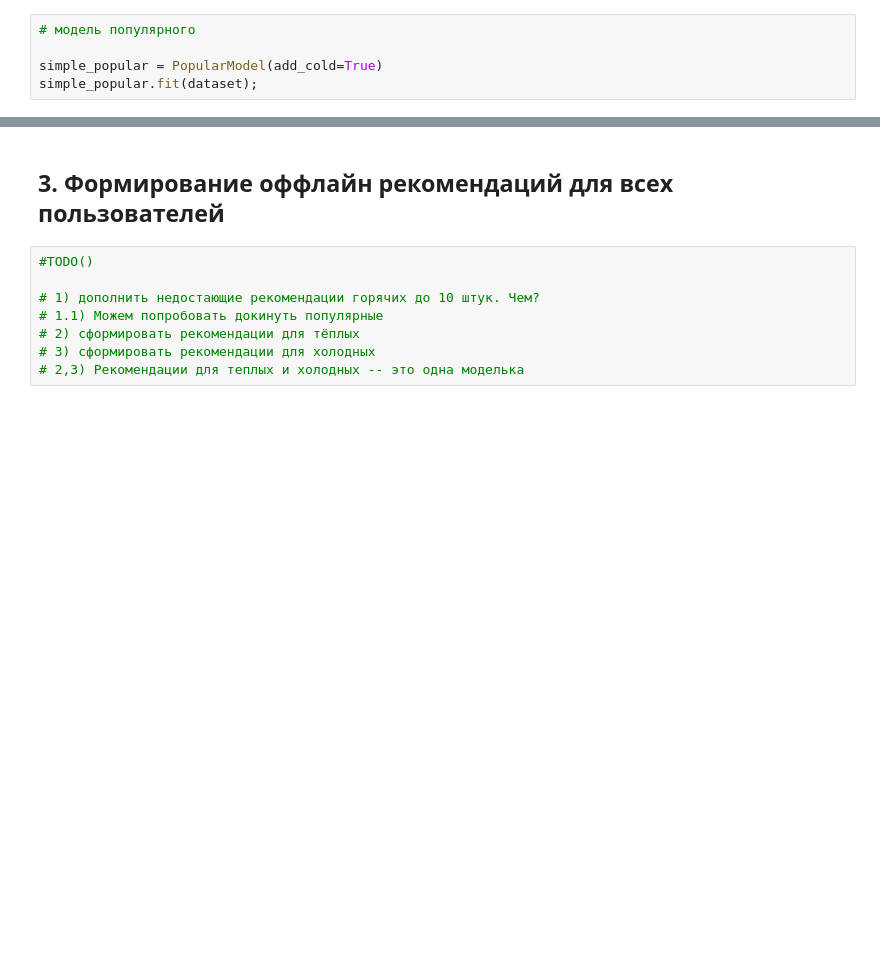
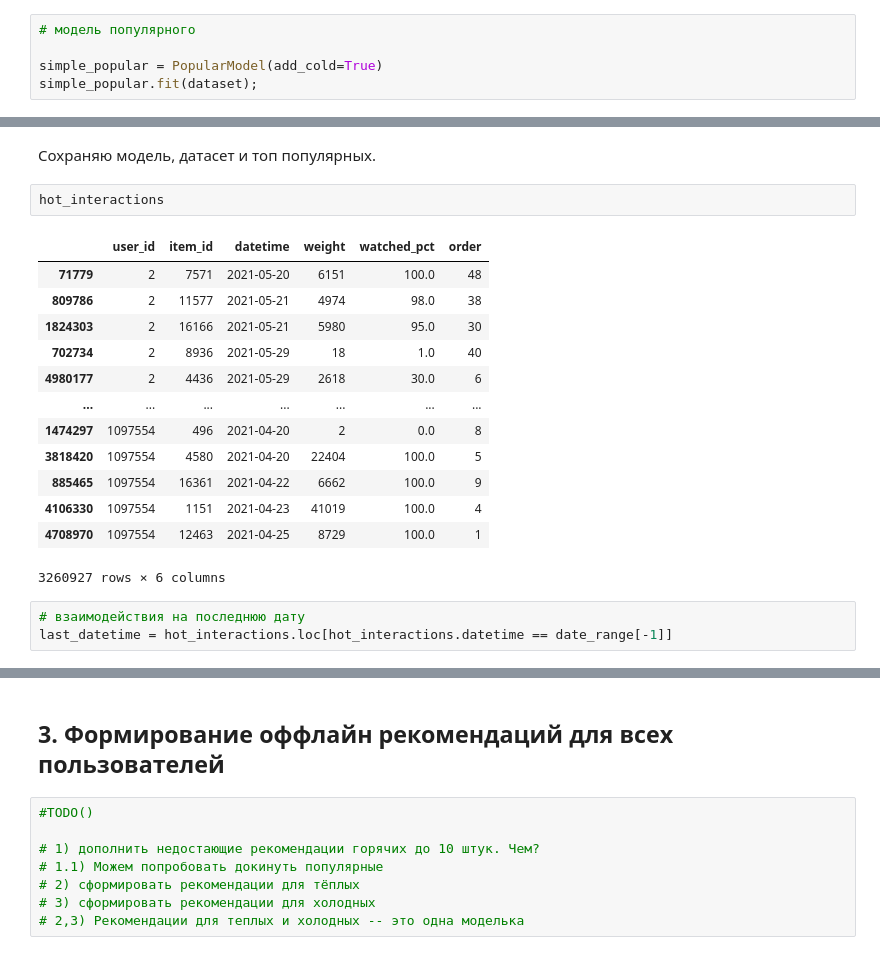
Before and after one commit to azatnv/RecoServiceTemplate, a Jupyter notebook: notebooks/hw3_draft.ipynb, the cells around one changed output, grey strips where cells are left out. Saved outputs shown, nothing was run; the diff lists cells and outputs as text; blank space fills up the shorter version.

```diff
--- a/notebooks/hw3_draft.ipynb
+++ b/notebooks/hw3_draft.ipynb
@@ -748,0 +912,21 @@ plt.show()
+# %% [markdown]
+Сохраняю модель, датасет и топ популярных.
+# %%
+hot_interaсtions
+# %% [output]
+|  | user_id | item_id | datetime | weight | watched_pct | order |
+| 71779 | 2 | 7571 | 2021-05-20 | 6151 | 100.0 | 48 |
+| 809786 | 2 | 11577 | 2021-05-21 | 4974 | 98.0 | 38 |
+| 1824303 | 2 | 16166 | 2021-05-21 | 5980 | 95.0 | 30 |
+| 702734 | 2 | 8936 | 2021-05-29 | 18 | 1.0 | 40 |
+| 4980177 | 2 | 4436 | 2021-05-29 | 2618 | 30.0 | 6 |
+| ... | ... | ... | ... | ... | ... | ... |
+| 1474297 | 1097554 | 496 | 2021-04-20 | 2 | 0.0 | 8 |
+| 3818420 | 1097554 | 4580 | 2021-04-20 | 22404 | 100.0 | 5 |
+| 885465 | 1097554 | 16361 | 2021-04-22 | 6662 | 100.0 | 9 |
+| 4106330 | 1097554 | 1151 | 2021-04-23 | 41019 | 100.0 | 4 |
+| 4708970 | 1097554 | 12463 | 2021-04-25 | 8729 | 100.0 | 1 |
+3260927 rows × 6 columns
+# %%
+# взаимодействия на последнюю дату
+last_datetime = hot_interaсtions.loc[hot_interaсtions.datetime == date_range[-1]]
```
Also changed, not shown: parts of 43 cells of this notebook, 15 other files.
